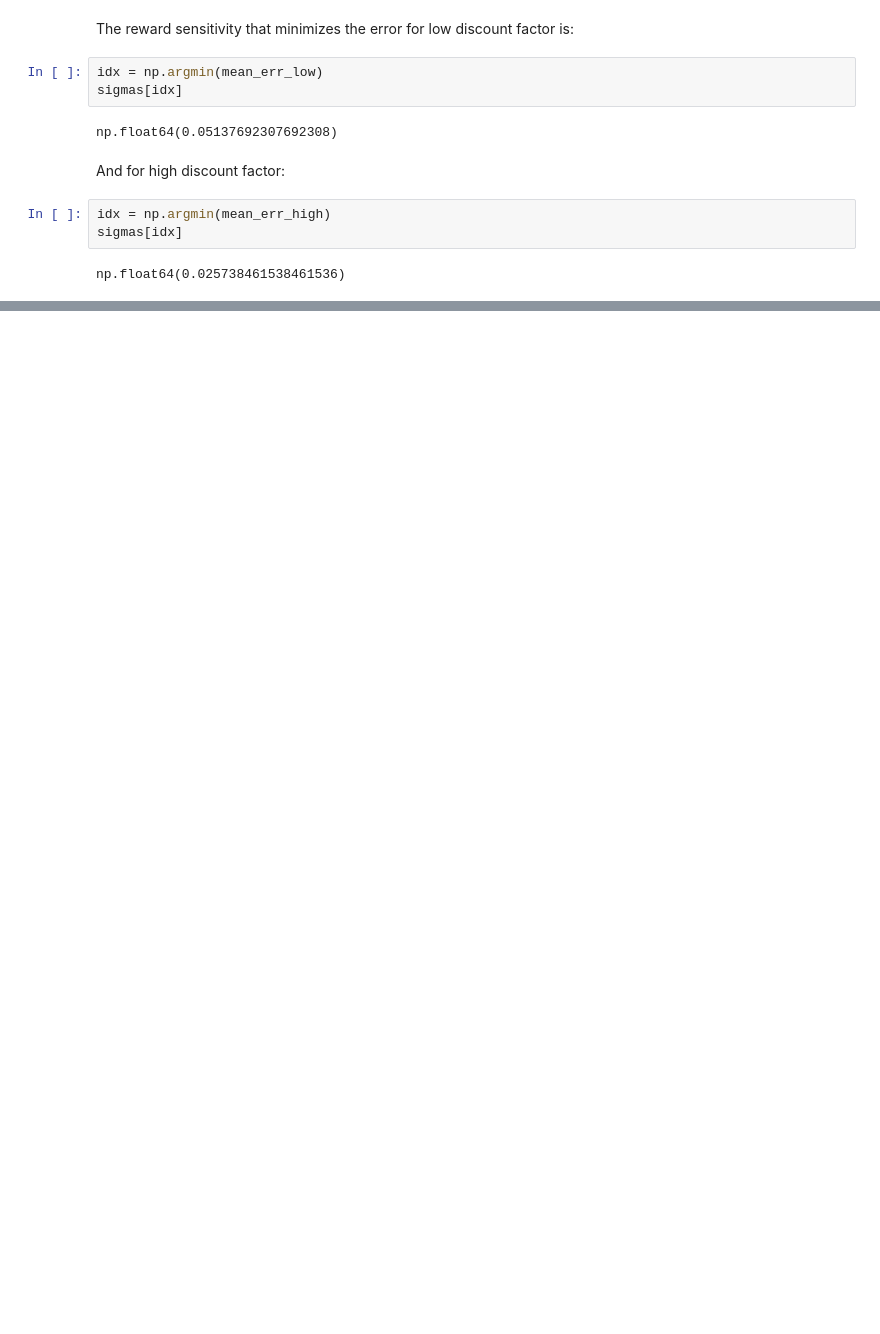
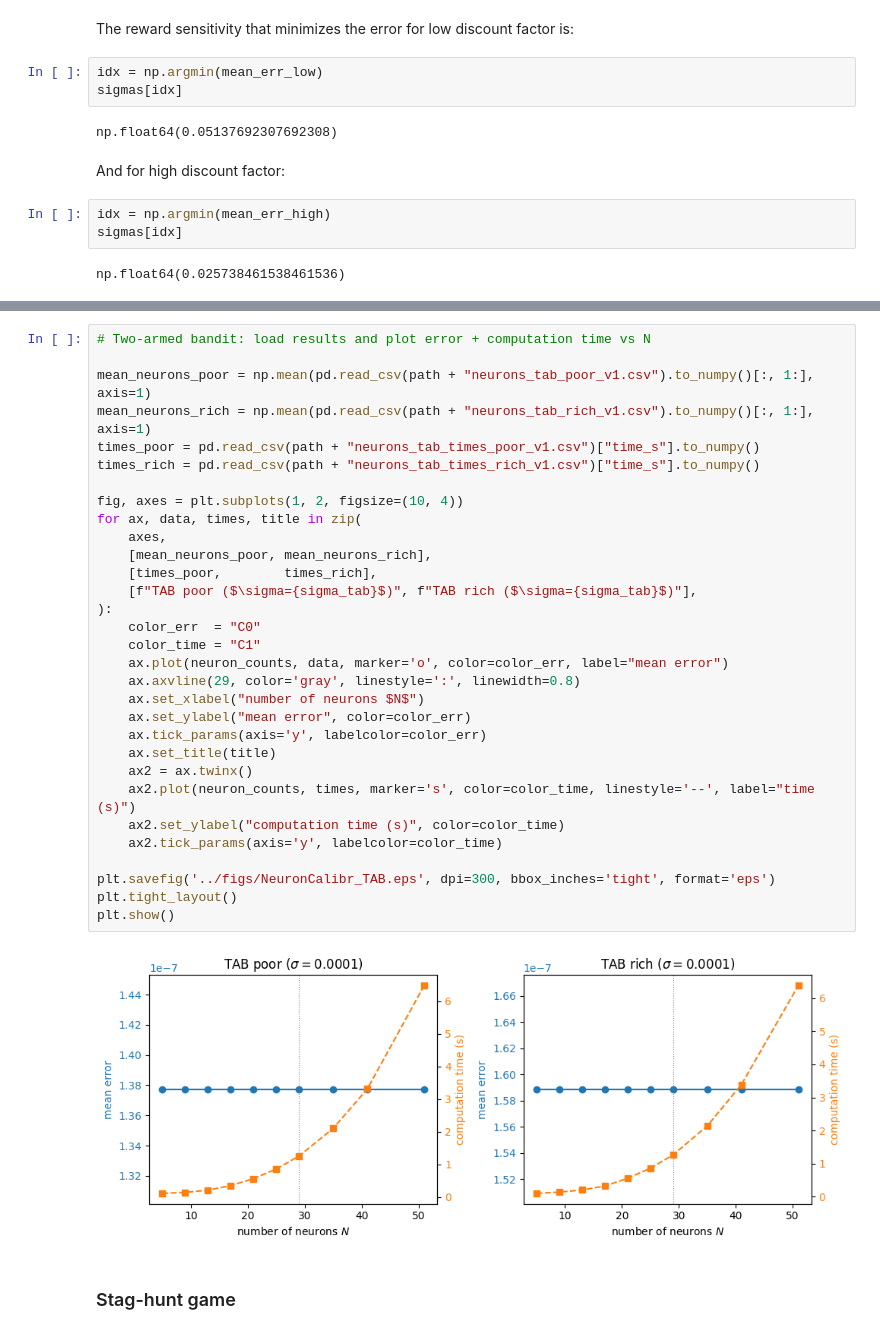
Before and after one commit to gerardoparra/pyDDRL, a Jupyter notebook: nbs/05_DiscretizationCalibration.ipynb, the cells around one changed output, grey strips where cells are left out. Drawn from its saved outputs; the diff is of its cells as text; blank space fills up the shorter version.

Commit message:
Update calibration, terminology, and images in eps format

```diff
--- a/nbs/05_DiscretizationCalibration.ipynb
+++ b/nbs/05_DiscretizationCalibration.ipynb
@@ -361,0 +501,35 @@ np.float64(0.025738461538461536)
+# %%
+# Two-armed bandit: load results and plot error + computation time vs N
+
+mean_neurons_poor = np.mean(pd.read_csv(path + "neurons_tab_poor_v1.csv").to_numpy()[:, 1:], axis=1)
+mean_neurons_rich = np.mean(pd.read_csv(path + "neurons_tab_rich_v1.csv").to_numpy()[:, 1:], axis=1)
+times_poor = pd.read_csv(path + "neurons_tab_times_poor_v1.csv")["time_s"].to_numpy()
+times_rich = pd.read_csv(path + "neurons_tab_times_rich_v1.csv")["time_s"].to_numpy()
+
+fig, axes = plt.subplots(1, 2, figsize=(10, 4))
+for ax, data, times, title in zip(
+    axes,
+    [mean_neurons_poor, mean_neurons_rich],
+    [times_poor,        times_rich],
+    [f"TAB poor ($\sigma={sigma_tab}$)", f"TAB rich ($\sigma={sigma_tab}$)"],
+):
+    color_err  = "C0"
+    color_time = "C1"
+    ax.plot(neuron_counts, data, marker='o', color=color_err, label="mean error")
+    ax.axvline(29, color='gray', linestyle=':', linewidth=0.8)
+    ax.set_xlabel("number of neurons $N$")
+    ax.set_ylabel("mean error", color=color_err)
+    ax.tick_params(axis='y', labelcolor=color_err)
+    ax.set_title(title)
+    ax2 = ax.twinx()
+    ax2.plot(neuron_counts, times, marker='s', color=color_time, linestyle='--', label="time (s)")
+    ax2.set_ylabel("computation time (s)", color=color_time)
+    ax2.tick_params(axis='y', labelcolor=color_time)
+
+plt.savefig('../figs/NeuronCalibr_TAB.eps', dpi=300, bbox_inches='tight', format='eps')
+plt.tight_layout()
+plt.show()
+# %% [output]
+[figure, added]
+# %% [markdown]
+### Stag-hunt game
```
Also changed, not shown: parts of 17 cells of this notebook, 16 other files.
